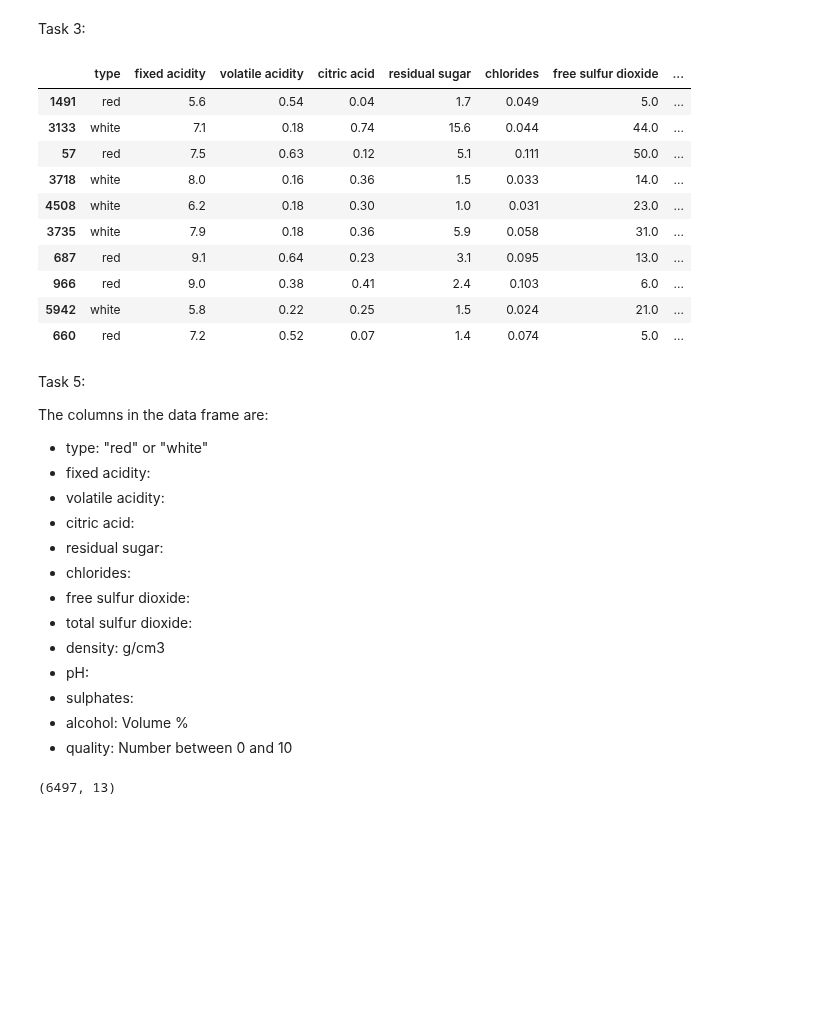
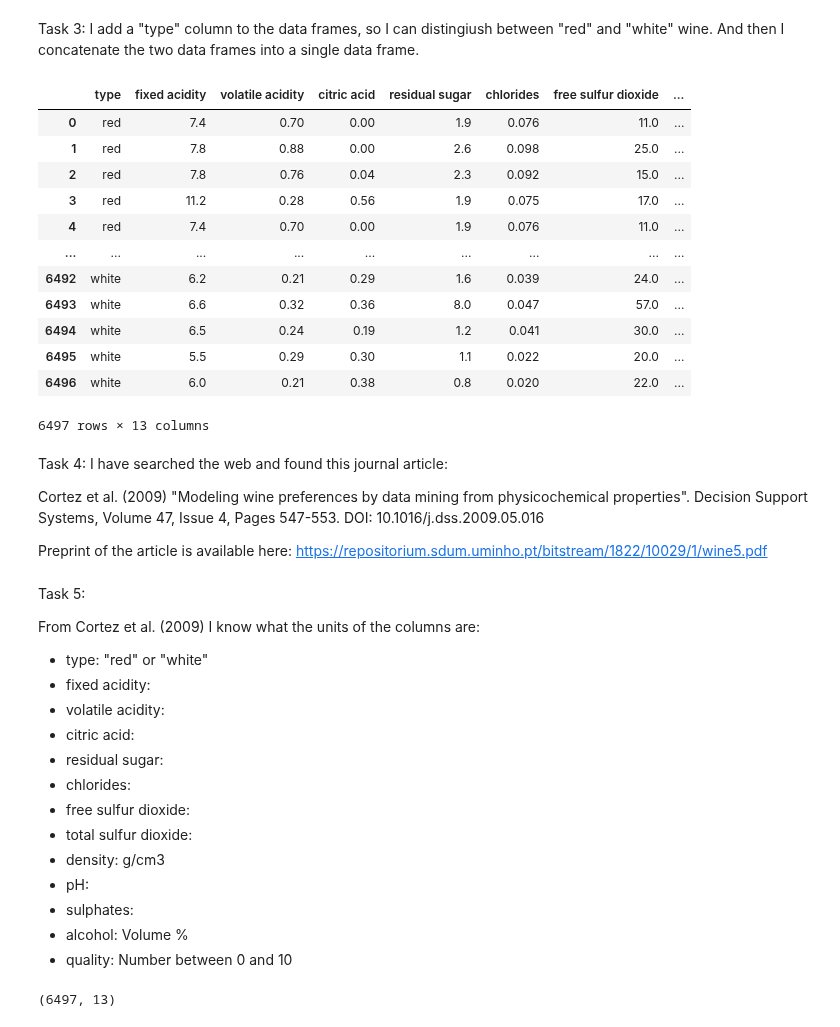
Before and after one commit to pbollhorn/bi-group5, a Jupyter notebook: mp2/mini_project_2.ipynb, the cells around one changed output. Saved outputs shown, nothing was run; the diff lists cells and outputs as text; code cells hidden in the pictures; blank space fills up the shorter version.

```diff
--- a/mp2/mini_project_2.ipynb
+++ b/mp2/mini_project_2.ipynb
@@ -57,26 +99,35 @@ Index(['fixed acidity', 'volatile acidity', 'citric acid', 'residual sugar',
 # %% [markdown]
-Task 3:
+Task 3: I add a "type" column to the data frames, so I can distingiush between "red" and "white" wine.
+And then I concatenate the two data frames into a single data frame.
 # %%
 red_wine.insert(0, "type", "red")
 white_wine.insert(0, "type", "white")
-wine=pd.concat([red_wine, white_wine], ignore_index=True)
-wine.sample(10)
+wine = pd.concat([red_wine, white_wine], ignore_index=True)
+wine
 # %% [output]
 |  | type | fixed acidity | volatile acidity | citric acid | residual sugar | chlorides | free sulfur dioxide | ... |
-| 1491 | red | 5.6 | 0.54 | 0.04 | 1.7 | 0.049 | 5.0 | ... |
-| 3133 | white | 7.1 | 0.18 | 0.74 | 15.6 | 0.044 | 44.0 | ... |
-| 57 | red | 7.5 | 0.63 | 0.12 | 5.1 | 0.111 | 50.0 | ... |
-| 3718 | white | 8.0 | 0.16 | 0.36 | 1.5 | 0.033 | 14.0 | ... |
-| 4508 | white | 6.2 | 0.18 | 0.30 | 1.0 | 0.031 | 23.0 | ... |
-| 3735 | white | 7.9 | 0.18 | 0.36 | 5.9 | 0.058 | 31.0 | ... |
-| 687 | red | 9.1 | 0.64 | 0.23 | 3.1 | 0.095 | 13.0 | ... |
-| 966 | red | 9.0 | 0.38 | 0.41 | 2.4 | 0.103 | 6.0 | ... |
-| 5942 | white | 5.8 | 0.22 | 0.25 | 1.5 | 0.024 | 21.0 | ... |
-| 660 | red | 7.2 | 0.52 | 0.07 | 1.4 | 0.074 | 5.0 | ... |
+| 0 | red | 7.4 | 0.70 | 0.00 | 1.9 | 0.076 | 11.0 | ... |
+| 1 | red | 7.8 | 0.88 | 0.00 | 2.6 | 0.098 | 25.0 | ... |
+| 2 | red | 7.8 | 0.76 | 0.04 | 2.3 | 0.092 | 15.0 | ... |
+| 3 | red | 11.2 | 0.28 | 0.56 | 1.9 | 0.075 | 17.0 | ... |
+| 4 | red | 7.4 | 0.70 | 0.00 | 1.9 | 0.076 | 11.0 | ... |
+| ... | ... | ... | ... | ... | ... | ... | ... | ... |
+| 6492 | white | 6.2 | 0.21 | 0.29 | 1.6 | 0.039 | 24.0 | ... |
+| 6493 | white | 6.6 | 0.32 | 0.36 | 8.0 | 0.047 | 57.0 | ... |
+| 6494 | white | 6.5 | 0.24 | 0.19 | 1.2 | 0.041 | 30.0 | ... |
+| 6495 | white | 5.5 | 0.29 | 0.30 | 1.1 | 0.022 | 20.0 | ... |
+| 6496 | white | 6.0 | 0.21 | 0.38 | 0.8 | 0.020 | 22.0 | ... |
+6497 rows × 13 columns
+# %% [markdown]
+Task 4: I have searched the web and found this journal article:
+
+Cortez et al. (2009) "Modeling wine preferences by data mining from physicochemical properties". Decision Support Systems, Volume 47, Issue 4, Pages 547-553. DOI: 10.1016/j.dss.2009.05.016
+
+Preprint of the article is available here: https://repositorium.sdum.uminho.pt/bitstream/1822/10029/1/wine5.pdf
 # %% [markdown]
 Task 5:
 
-The columns in the data frame are:
+From Cortez et al. (2009) I know what the units of the columns are:
 - type: "red" or "white"
 - fixed acidity:
 - volatile acidity:
```
Also changed, not shown: parts of 13 cells of this notebook, 2 other files.
